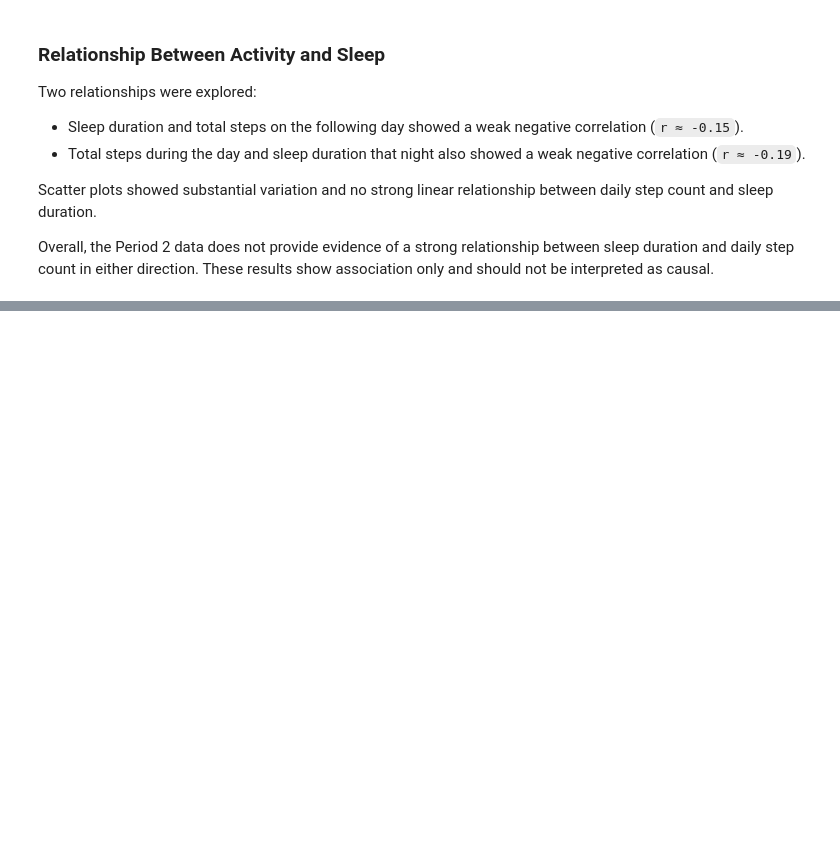
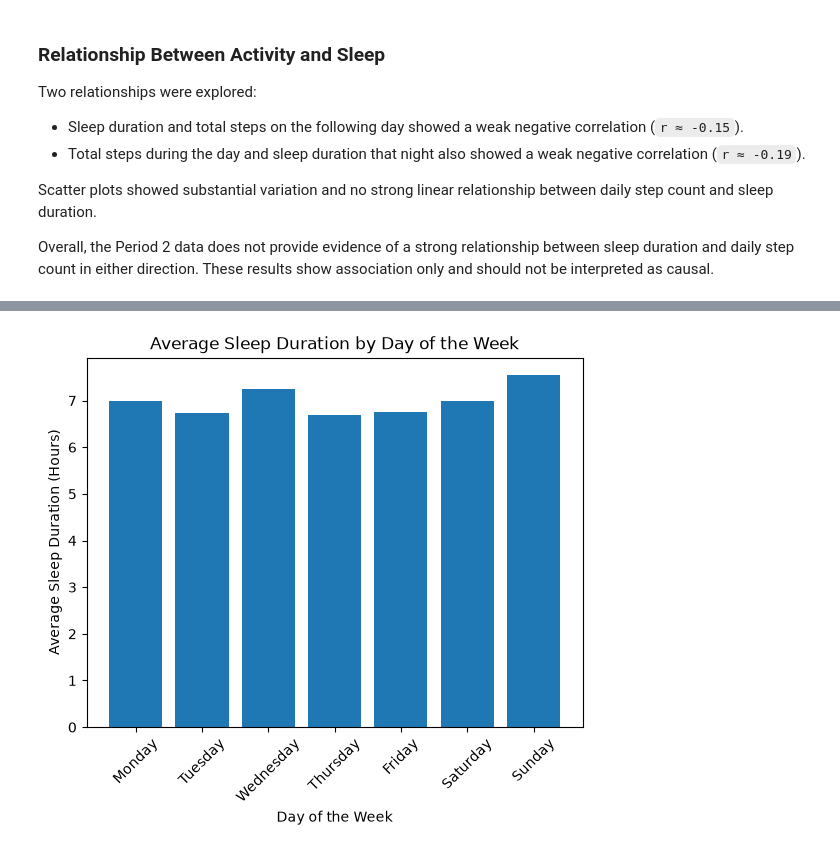
Before and after one commit to elliotwrightdata/bellabeat_case_study, a Jupyter notebook: noteboooks/bellabeat_analysis.ipynb, the cells around one changed output, grey strips where cells are left out. Cells and saved outputs as stored; diff of their text form; code cells hidden in the pictures; blank space fills up the shorter version.

```diff
--- a/noteboooks/bellabeat_analysis.ipynb
+++ b/noteboooks/bellabeat_analysis.ipynb
@@ -990,0 +1002,12 @@ Overall, the Period 2 data does not provide evidence of a strong relationship be
+# %%
+plt.bar(
+    avg_sleep_by_day.index,
+    avg_sleep_by_day.values /60
+)
+plt.xlabel("Day of the Week")
+plt.ylabel("Average Sleep Duration (Hours)")
+plt.title("Average Sleep Duration by Day of the Week")
+plt.xticks(rotation=45)
+plt.show()
+# %% [output]
+[figure, added]
```
Also changed, not shown: parts of 4 cells of this notebook.
